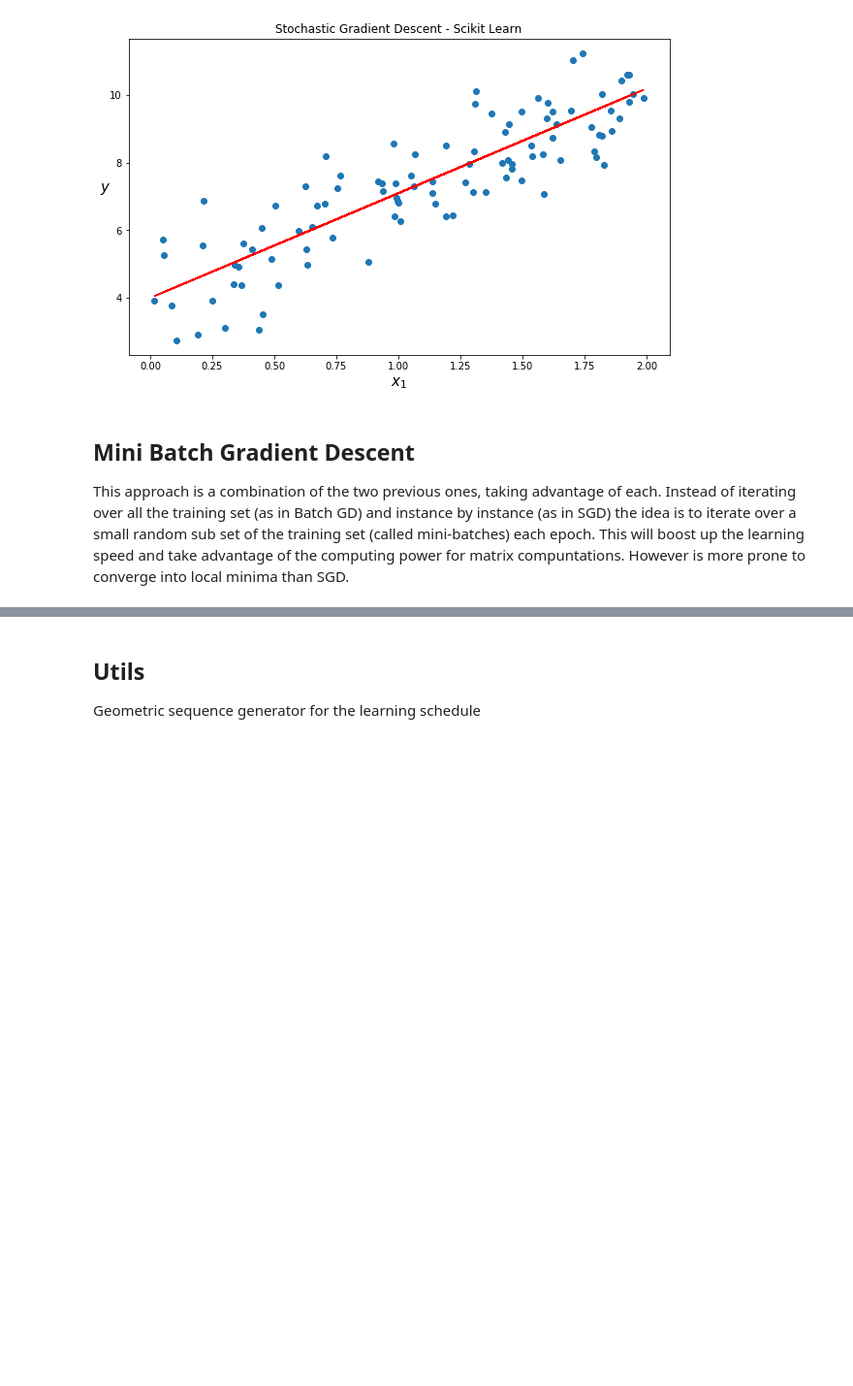
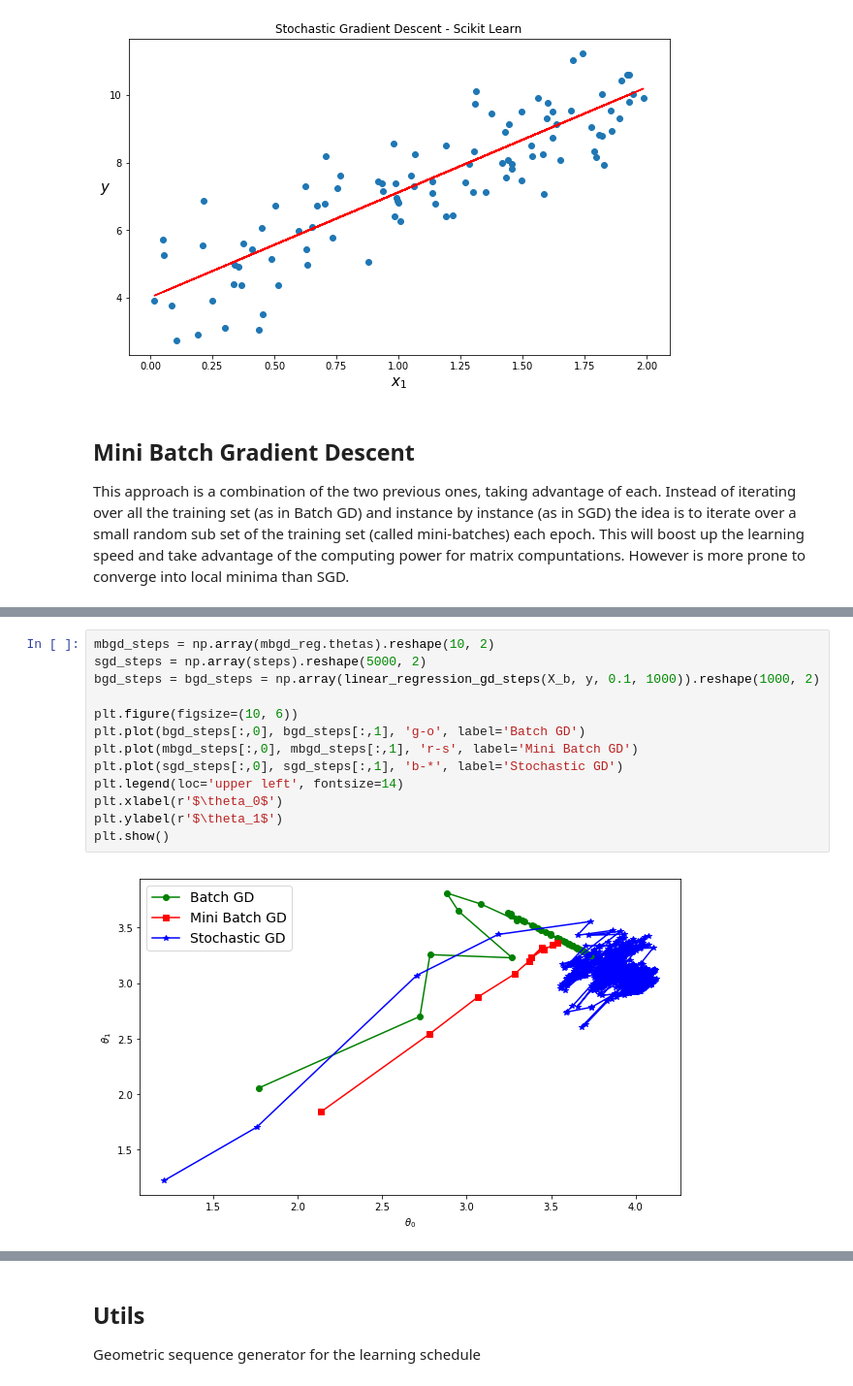
Before and after one commit to Ohtar10/ml-python, a Jupyter notebook: ch04/Training Models.ipynb, the cells around one changed output, grey strips where cells are left out. Shown at 97% size. Saved outputs shown, nothing was run; the diff lists cells and outputs as text; blank space fills up the shorter version.

```diff
--- a/ch04/Training Models.ipynb
+++ b/ch04/Training Models.ipynb
@@ -385,0 +410,15 @@ Notice that with only 10 epochs and with a smaller learning rate, with a mini ba
+# %%
+mbgd_steps = np.array(mbgd_reg.thetas).reshape(10, 2)
+sgd_steps = np.array(steps).reshape(5000, 2)
+bgd_steps = bgd_steps = np.array(linear_regression_gd_steps(X_b, y, 0.1, 1000)).reshape(1000, 2)
+
+plt.figure(figsize=(10, 6))
+plt.plot(bgd_steps[:,0], bgd_steps[:,1], 'g-o', label='Batch GD')
+plt.plot(mbgd_steps[:,0], mbgd_steps[:,1], 'r-s', label='Mini Batch GD')
+plt.plot(sgd_steps[:,0], sgd_steps[:,1], 'b-*', label='Stochastic GD')
+plt.legend(loc='upper left', fontsize=14)
+plt.xlabel(r'$\theta_0$')
+plt.ylabel(r'$\theta_1$')
+plt.show()
+# %% [output]
+[figure, added]
```
Also changed, not shown: parts of 20 cells of this notebook.
